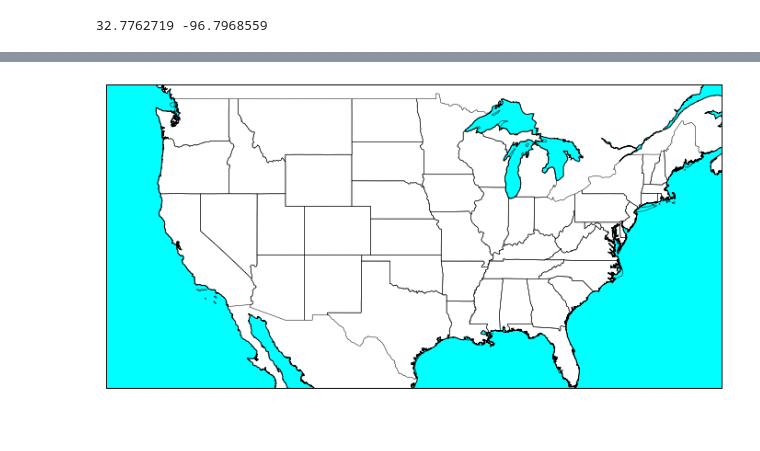
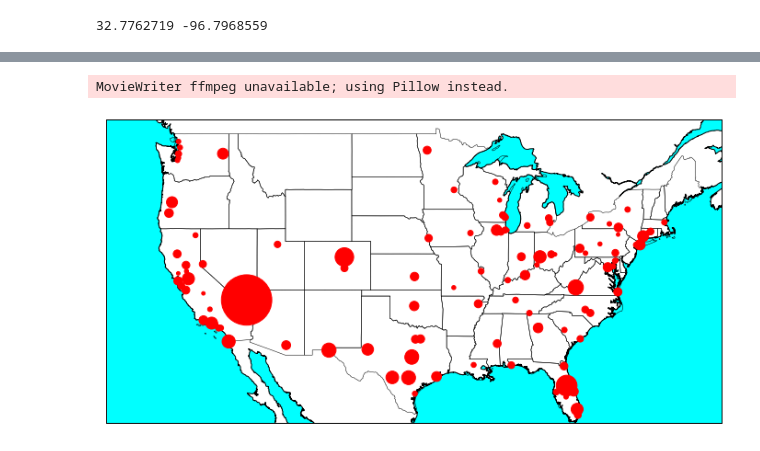
Before and after one commit to CPaladiya/IBM_AI_Professional_Course, a Jupyter notebook: AA_Map_Visualizer.ipynb, the cells around one changed output, grey strips where cells are left out. Saved outputs shown, nothing was run; the diff lists cells and outputs as text; code cells hidden in the pictures.

Commit message:
Update : AMS first animation generated

```diff
--- a/AA_Map_Visualizer.ipynb
+++ b/AA_Map_Visualizer.ipynb
@@ -157,20 +157,46 @@ Shape before removing NAN :  (129, 7)
 # %%
 # setting up a map of the usa
 from mpl_toolkits.basemap import Basemap as bmp
+# useful to generate animation
+import matplotlib.animation as animation
 
-plt.figure(figsize=(12,12))
+mapVisualizer = plt.figure(figsize=(12,12))
 # Usa coordinates
 llon=-130 # lower left hand map corner longitude
 ulon=-65 # Upper right hand map corner longitude
 llat=25
 ulat=50
 
+# creating a USA map
 mp = bmp(projection='merc',resolution='i', area_thresh=100000 ,lon_0 = 0, lat_0 =90  ,llcrnrlon = llon, llcrnrlat = llat, urcrnrlon = ulon, urcrnrlat = ulat)
+# filling up land and water with different color to show boundaries and also drawing the coastlines
 mp.drawmapboundary(fill_color='aqua')
 mp.fillcontinents(color='white')
 mp.drawcoastlines()
+# drawing the boundaries of the states
+mp.readshapefile('Data/MapVisualizer/USAShapeFile', 'States')
 
-mp.readshapefile('Data/MapVisualizer/USAShapeFile', 'States')
+# gathering data to be plotted on the map in terms of longitude and latitude of the place where MS event took place
+BaseData['ProcLons'], BaseData['ProcLats'] = mp(list(BaseData['longitude'].values), list(BaseData['latitude'].values))
+BaseData.dropna(subset=['ProcLons', 'ProcLats'])
+lons = list(BaseData['ProcLons'].values)
+lats = list(BaseData['ProcLats'].values)
+FRAMES = len(lons)
+
+# generating sizes based on the fatalities
+stdSizes = BaseData['total_victims']*3000/BaseData['total_victims'].max()
+myscat = mp.scatter([], [], marker='o', color='r',zorder = 10)
+
+def update(i):
+    x = lons[:i]
+    y = lats[:i]
+    myscat.set_offsets(np.c_[x,y])
+    myscat.set_sizes(stdSizes[:i])
+    return myscat,
+
+anim = animation.FuncAnimation(plt.gcf(), update, frames = FRAMES, interval=10, blit=True)
+anim.save('Results/AMSExample.gif', writer='ffmpeg', fps=60)
 plt.show()
 # %% [output]
+MovieWriter ffmpeg unavailable; using Pillow instead.
-[figure, old version]
+[figure, new version]
```
Also changed, not shown: parts of 1 cell of this notebook, 1 other file.
